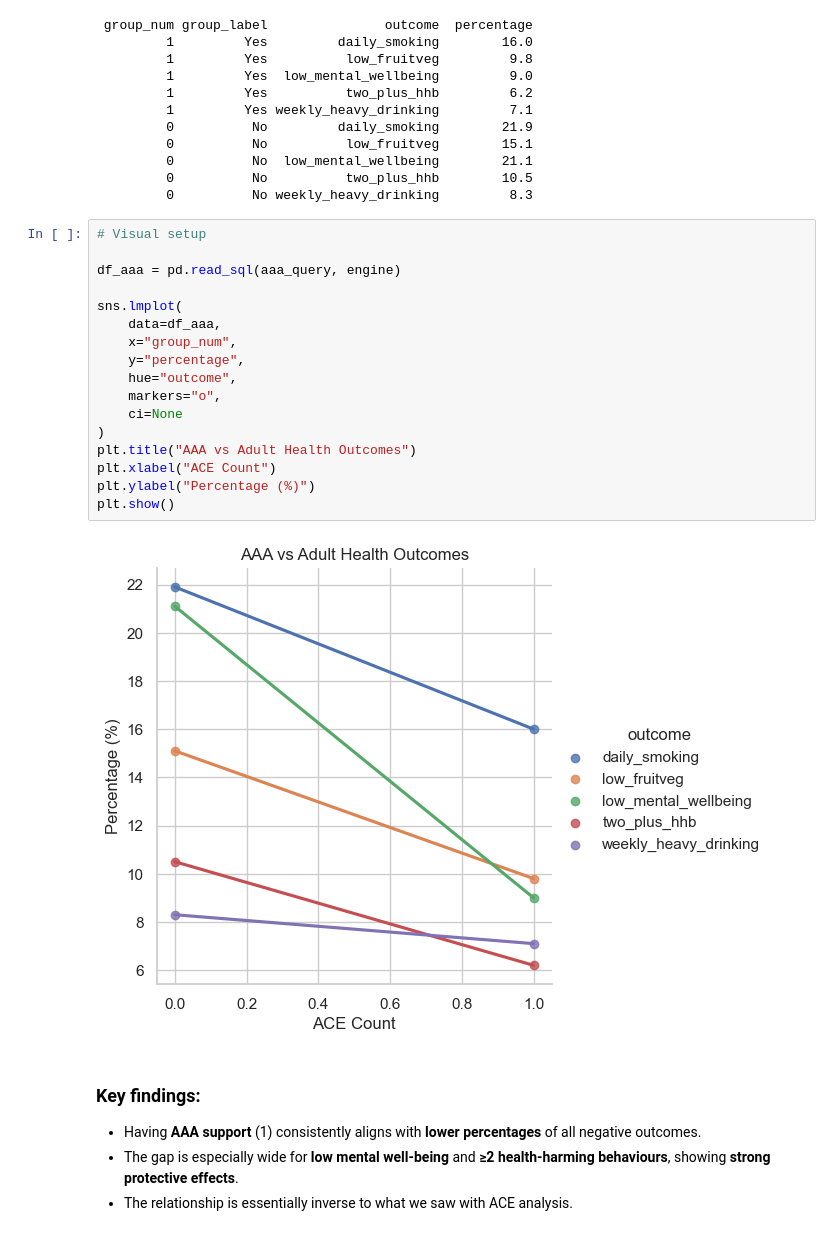
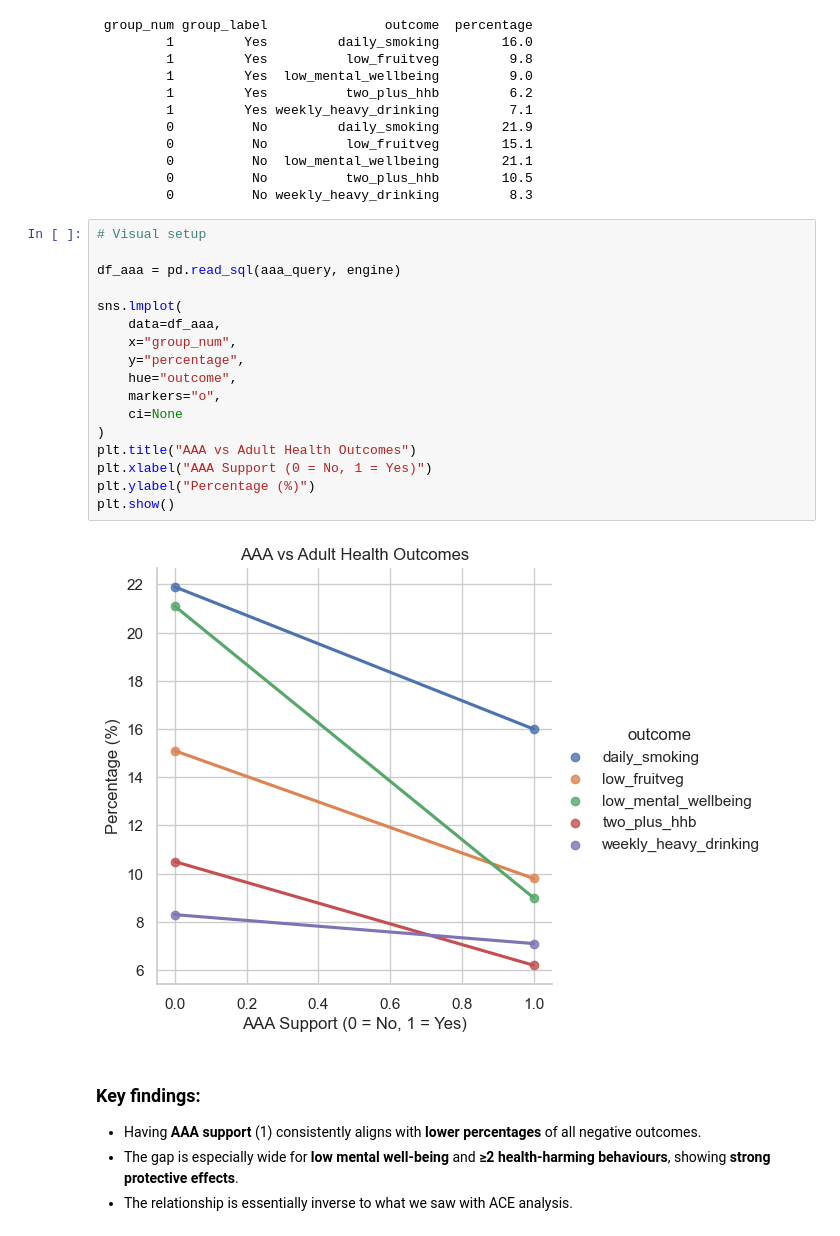
Before and after one commit to Nash-254/ACE-Insight, a Jupyter notebook: notebooks/Resilience_Factors_notebook.ipynb, the cells around one changed output. Saved outputs shown, nothing was run; the diff lists cells and outputs as text.

```diff
--- a/notebooks/Resilience_Factors_notebook.ipynb
+++ b/notebooks/Resilience_Factors_notebook.ipynb
@@ -208,22 +208,22 @@ print(df.to_string(index=False))  #display full width output
 # %%
 # Visual setup
 
 df_aaa = pd.read_sql(aaa_query, engine)
 
 sns.lmplot(
     data=df_aaa,
     x="group_num",
     y="percentage",
     hue="outcome",
     markers="o",
     ci=None
 )
 plt.title("AAA vs Adult Health Outcomes")
-plt.xlabel("ACE Count")
+plt.xlabel("AAA Support (0 = No, 1 = Yes)")
 plt.ylabel("Percentage (%)")
 plt.show()
 # %% [output]
-[figure, old version]
+[figure, new version]
 # %% [markdown]
 ### Key findings:
 
```
Also changed, not shown: 3 other files.
